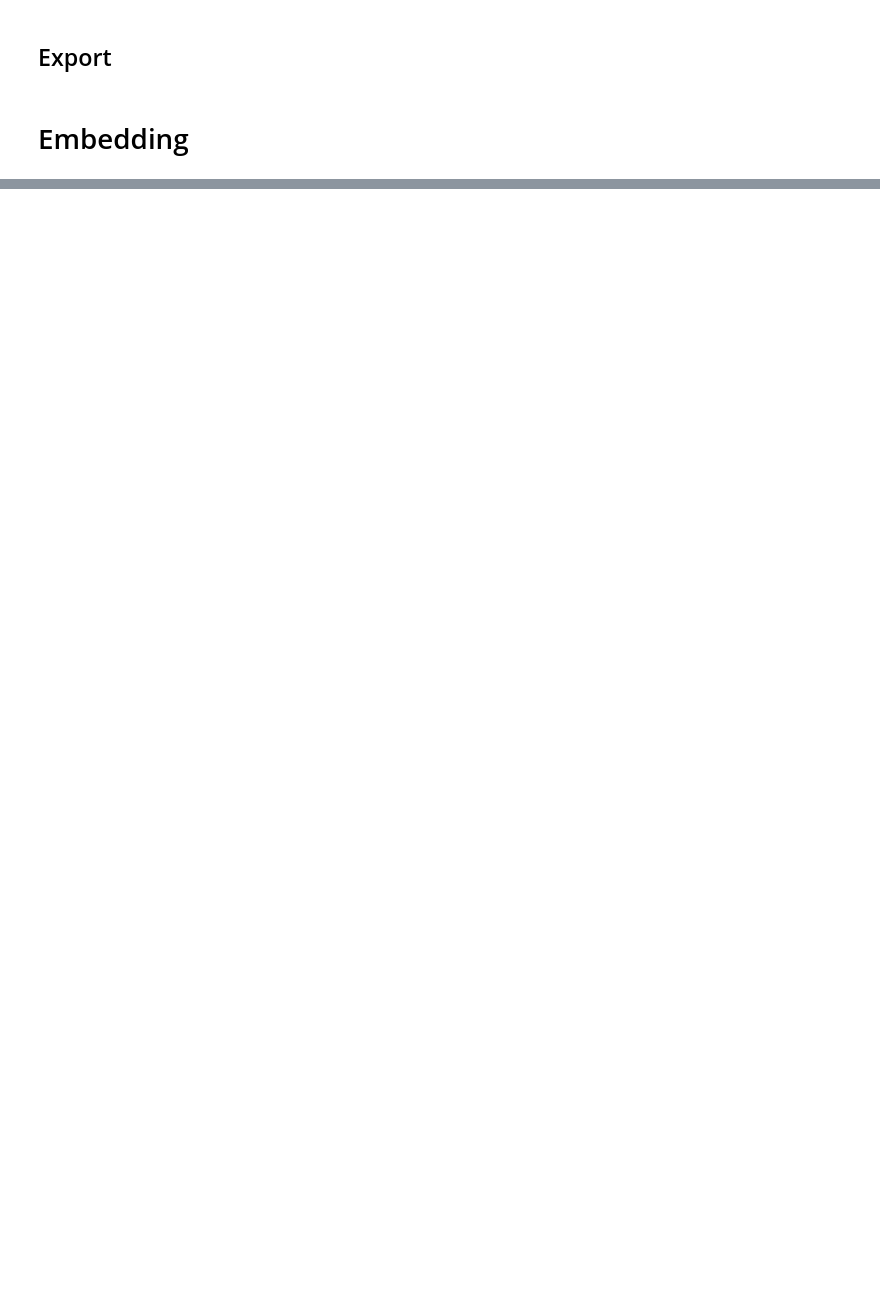
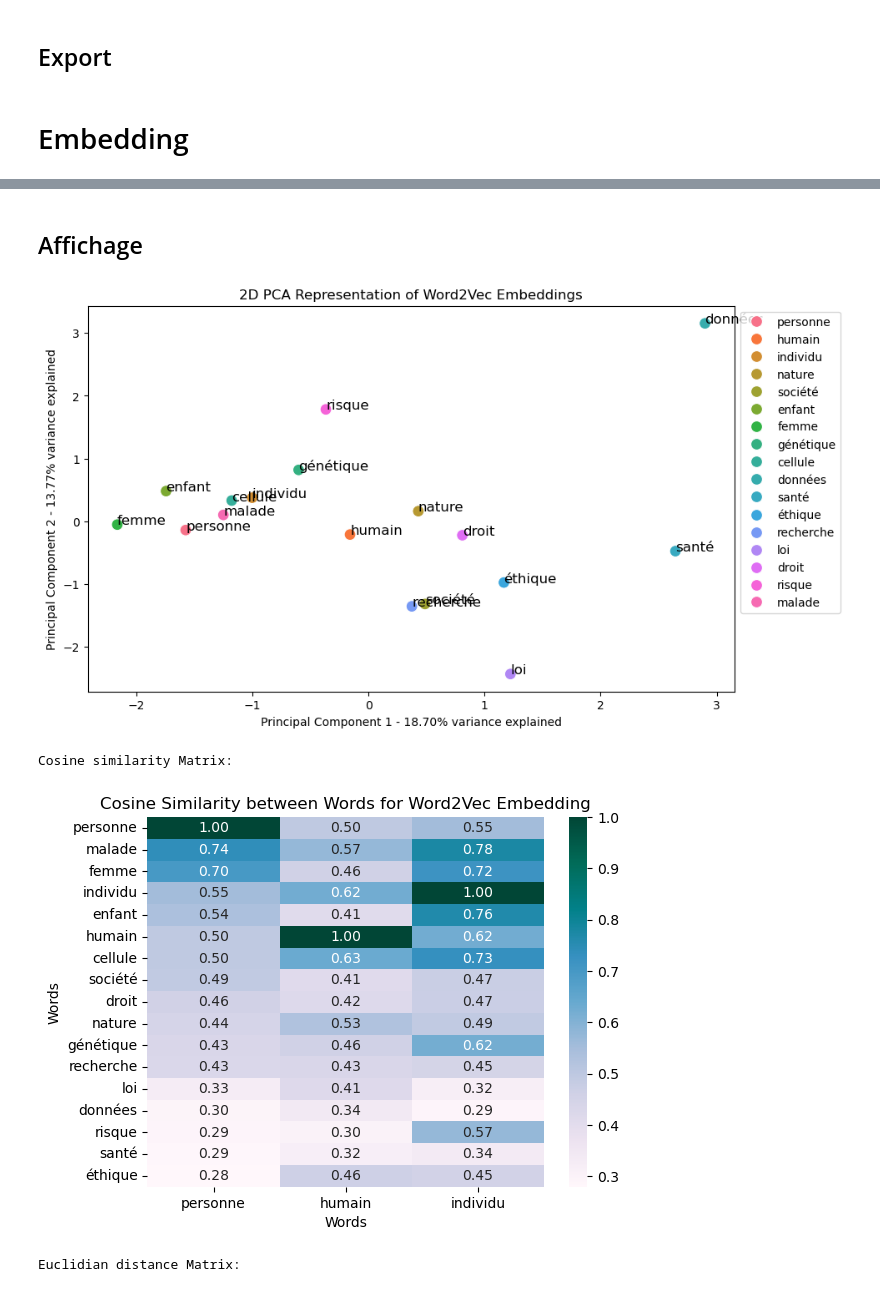
Before and after one commit to LeoMaurice/CCNE, a Jupyter notebook: src/base_sentences_creation.ipynb, the cells around one changed output, grey strips where cells are left out. Cells and saved outputs as stored; diff of their text form; code cells hidden in the pictures; blank space fills up the shorter version.

Commit message:
word2vec ready

```diff
--- a/src/base_sentences_creation.ipynb
+++ b/src/base_sentences_creation.ipynb
@@ -164,0 +99,3 @@ print(pd.DataFrame(distance_matrix, index=word_list, columns=word_list))
+# %%
+# Define the list of words
+word_list = ["personne", "humain", "individu","nature","société","enfant","femme","génétique","cellule","données","santé","éthique","recherche","loi","droit","risque","malade"]
@@ -164,0 +120,77 @@ print(pd.DataFrame(distance_matrix, index=word_list, columns=word_list))
+# %%
+import numpy as np
+import pandas as pd
+from gensim.models import Word2Vec
+
+type_embedding =  "Word2Vec"
+
+# Tokenize sentences
+tokenized_sentences = [sentence.lower().split() for sentence in base_sentences["sentence"]]
+
+# Train Word2Vec model
+model = Word2Vec(sentences=tokenized_sentences, vector_size=100, window=5, min_count=1, sg=1)
+
+
+# Get embeddings for each word
+embeddings = [model.wv[word] for word in word_list]
+# %% [markdown]
+## Affichage
+# %%
+from sklearn.decomposition import PCA
+import matplotlib.pyplot as plt
+import seaborn as sns
+from sklearn.metrics.pairwise import cosine_similarity, euclidean_distances
+
+# Perform PCA for visualization
+pca = PCA(n_components=2)
+pca_result = pca.fit_transform(embeddings)
+
+# Plot PCA result using Seaborn
+df_pca = pd.DataFrame(pca_result, columns=['PC1', 'PC2'])
+df_pca['Word'] = word_list
+
+plt.figure(figsize=(10, 6))
+sns.scatterplot(data=df_pca, x='PC1', y='PC2', hue='Word', s=100)
+for i in range(len(word_list)):
+    plt.text(df_pca['PC1'][i], df_pca['PC2'][i], df_pca['Word'][i], fontsize=12)
+plt.xlabel('Principal Component 1 - {:.2f}% variance explained'.format(pca.explained_variance_ratio_[0] * 100))
+plt.ylabel('Principal Component 2 - {:.2f}% variance explained'.format(pca.explained_variance_ratio_[1] * 100))
+plt.title(f'2D PCA Representation of {type_embedding} Embeddings')
+plt.legend(bbox_to_anchor=(1,1), loc="upper left")
+plt.show()
+
+# Compute pairwise cosine similarity/distance
+distance_matrix = np.zeros((len(word_list), len(word_list)))
+for i in range(len(embeddings)):
+    for j in range(len(embeddings)):
+        similarity = cosine_similarity([embeddings[i]], [embeddings[j]])
+        distance_matrix[i][j] = similarity[0][0]  # Extracting the scalar value
+
+# Print distance matrix with proper representation
+print("Cosine similarity Matrix:")
+df_distance_matrix = pd.DataFrame(distance_matrix, index=word_list, columns=word_list).sort_values(by = "personne", ascending=False)
+sns.heatmap(df_distance_matrix[["personne","humain","individu"]], annot=True, cmap='PuBuGn', fmt=".2f")
+plt.xlabel('Words')
+plt.ylabel('Words')
+plt.title(f'Cosine Similarity between Words for {type_embedding} Embedding')
+plt.show()
+
+# Compute pairwise cosine similarity/distance
+distance_matrix = np.zeros((len(word_list), len(word_list)))
+for i in range(len(embeddings)):
+    for j in range(len(embeddings)):
+        similarity = euclidean_distances([embeddings[i]], [embeddings[j]])
+        distance_matrix[i][j] = similarity[0][0]  # Extracting the scalar value
+
+print("Euclidian distance Matrix:")
+df_distance_matrix = pd.DataFrame(distance_matrix, index=word_list, columns=word_list).sort_values(by = "personne", ascending=False)
+sns.heatmap(df_distance_matrix[["personne","humain","individu"]], annot=True, cmap='coolwarm', fmt=".2f",center=0)
+plt.xlabel('Words')
+plt.ylabel('Words')
+plt.title(f'Euclidian distance between Words for {type_embedding} Embedding')
+plt.show()
+# %% [output]
+[figure, added]
+Cosine similarity Matrix:
+[figure, added]
+Euclidian distance Matrix:
```
Also changed, not shown: parts of 9 cells of this notebook, 1 other file.
